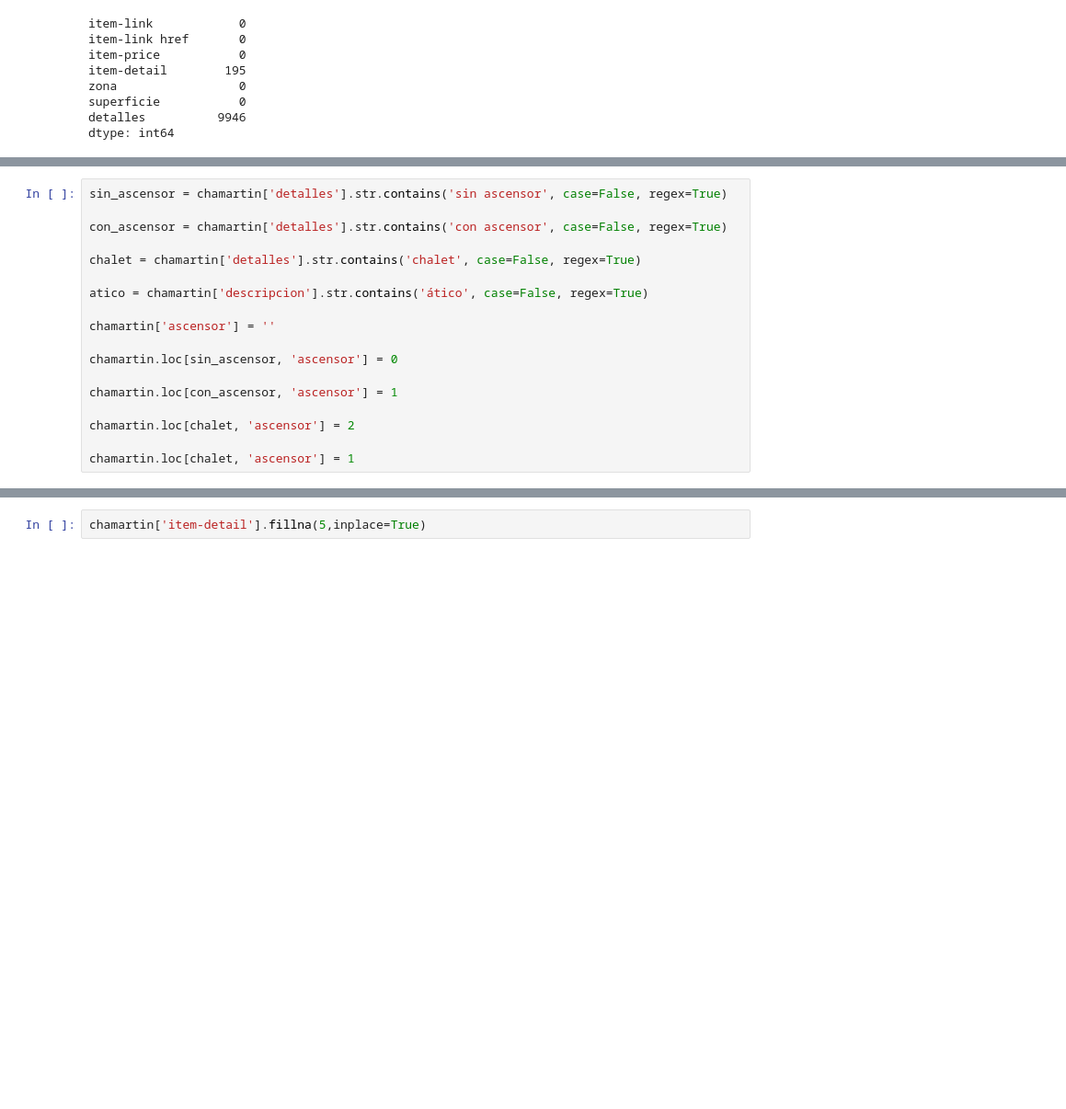
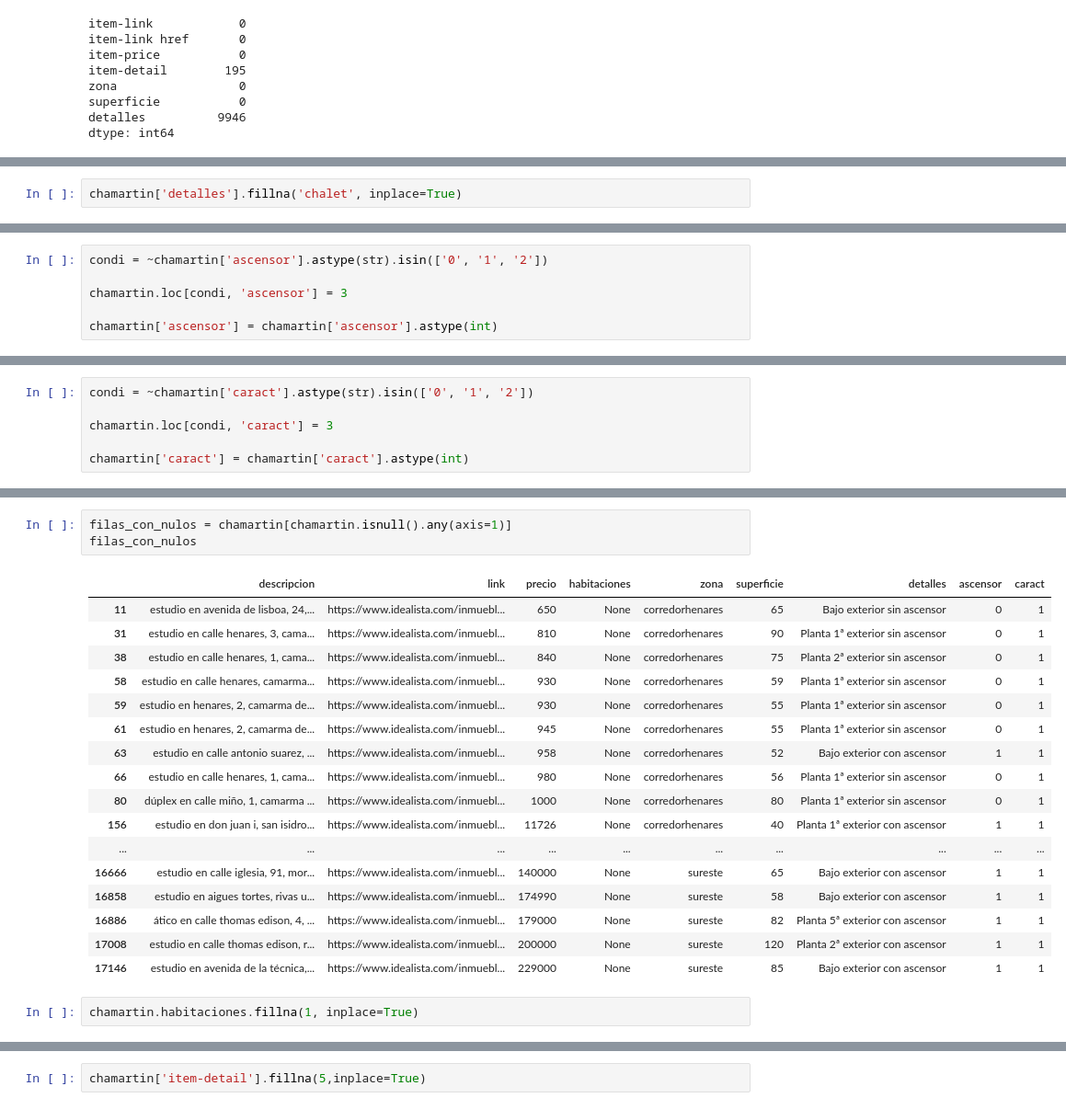
Before and after one commit to Gbau11/Analisis-de-la-vivienda-Idealista, a Jupyter notebook: jupyter/venta_madrid centro/limpieza_madrid_ext - copia.ipynb, the cells around one changed output, grey strips where cells are left out. Shown: that part at 92% size. Saved outputs shown, nothing was run; the diff lists cells and outputs as text; blank space fills up the shorter version.

```diff
--- a/jupyter/venta_madrid centro/limpieza_madrid_ext - copia.ipynb
+++ b/jupyter/venta_madrid centro/limpieza_madrid_ext - copia.ipynb
@@ -452,18 +415,0 @@ array([nan, 'Planta 1ª exterior sin ascensor', 'sin ascensor',
-# %%
-sin_ascensor = chamartin['detalles'].str.contains('sin ascensor', case=False, regex=True)
-
-con_ascensor = chamartin['detalles'].str.contains('con ascensor', case=False, regex=True)
-
-chalet = chamartin['detalles'].str.contains('chalet', case=False, regex=True)
-
-atico = chamartin['descripcion'].str.contains('ático', case=False, regex=True)
-
-chamartin['ascensor'] = ''
-
-chamartin.loc[sin_ascensor, 'ascensor'] = 0
-
-chamartin.loc[con_ascensor, 'ascensor'] = 1
-
-chamartin.loc[chalet, 'ascensor'] = 2
-
-chamartin.loc[chalet, 'ascensor'] = 1
@@ -496,0 +437,2 @@ filas_con_nulos = df_filtrado[df_filtrado.isnull().any(axis=1)]
+# %%
+chamartin['detalles'].fillna('chalet', inplace=True)
@@ -496,0 +453,6 @@ filas_con_nulos = df_filtrado[df_filtrado.isnull().any(axis=1)]
+# %%
+condi = ~chamartin['ascensor'].astype(str).isin(['0', '1', '2'])
+
+chamartin.loc[condi, 'ascensor'] = 3
+
+chamartin['ascensor'] = chamartin['ascensor'].astype(int)
@@ -496,0 +493,6 @@ filas_con_nulos = df_filtrado[df_filtrado.isnull().any(axis=1)]
+# %%
+condi = ~chamartin['caract'].astype(str).isin(['0', '1', '2'])
+
+chamartin.loc[condi, 'caract'] = 3
+
+chamartin['caract'] = chamartin['caract'].astype(int)
@@ -496,0 +508,23 @@ filas_con_nulos = df_filtrado[df_filtrado.isnull().any(axis=1)]
+# %%
+filas_con_nulos = chamartin[chamartin.isnull().any(axis=1)]
+filas_con_nulos
+# %% [output]
+|  | descripcion | link | precio | habitaciones | zona | superficie | detalles | ascensor | caract |
+| 11 | estudio en avenida de lisboa, 24,... | https://www.idealista.com/inmuebl... | 650 | None | corredorhenares | 65 | Bajo exterior sin ascensor | 0 | 1 |
+| 31 | estudio en calle henares, 3, cama... | https://www.idealista.com/inmuebl... | 810 | None | corredorhenares | 90 | Planta 1ª exterior sin ascensor | 0 | 1 |
+| 38 | estudio en calle henares, 1, cama... | https://www.idealista.com/inmuebl... | 840 | None | corredorhenares | 75 | Planta 2ª exterior sin ascensor | 0 | 1 |
+| 58 | estudio en calle henares, camarma... | https://www.idealista.com/inmuebl... | 930 | None | corredorhenares | 59 | Planta 1ª exterior sin ascensor | 0 | 1 |
+| 59 | estudio en henares, 2, camarma de... | https://www.idealista.com/inmuebl... | 930 | None | corredorhenares | 55 | Planta 1ª exterior sin ascensor | 0 | 1 |
+| 61 | estudio en henares, 2, camarma de... | https://www.idealista.com/inmuebl... | 945 | None | corredorhenares | 55 | Planta 1ª exterior sin ascensor | 0 | 1 |
+| 63 | estudio en calle antonio suarez, ... | https://www.idealista.com/inmuebl... | 958 | None | corredorhenares | 52 | Bajo exterior con ascensor | 1 | 1 |
+| 66 | estudio en calle henares, 1, cama... | https://www.idealista.com/inmuebl... | 980 | None | corredorhenares | 56 | Planta 1ª exterior sin ascensor | 0 | 1 |
+| 80 | dúplex en calle miño, 1, camarma ... | https://www.idealista.com/inmuebl... | 1000 | None | corredorhenares | 80 | Planta 1ª exterior sin ascensor | 0 | 1 |
+| 156 | estudio en don juan i, san isidro... | https://www.idealista.com/inmuebl... | 11726 | None | corredorhenares | 40 | Planta 1ª exterior con ascensor | 1 | 1 |
+| ... | ... | ... | ... | ... | ... | ... | ... | ... | ... |
+| 16666 | estudio en calle iglesia, 91, mor... | https://www.idealista.com/inmuebl... | 140000 | None | sureste | 65 | Bajo exterior con ascensor | 1 | 1 |
+| 16858 | estudio en aigues tortes, rivas u... | https://www.idealista.com/inmuebl... | 174990 | None | sureste | 58 | Bajo exterior con ascensor | 1 | 1 |
+| 16886 | ático en calle thomas edison, 4, ... | https://www.idealista.com/inmuebl... | 179000 | None | sureste | 82 | Planta 5ª exterior con ascensor | 1 | 1 |
+| 17008 | estudio en calle thomas edison, r... | https://www.idealista.com/inmuebl... | 200000 | None | sureste | 120 | Planta 2ª exterior con ascensor | 1 | 1 |
+| 17146 | estudio en avenida de la técnica,... | https://www.idealista.com/inmuebl... | 229000 | None | sureste | 85 | Bajo exterior con ascensor | 1 | 1 |
+# %%
+chamartin.habitaciones.fillna(1, inplace=True)
```
Also changed, not shown: parts of 73 cells of this notebook.
